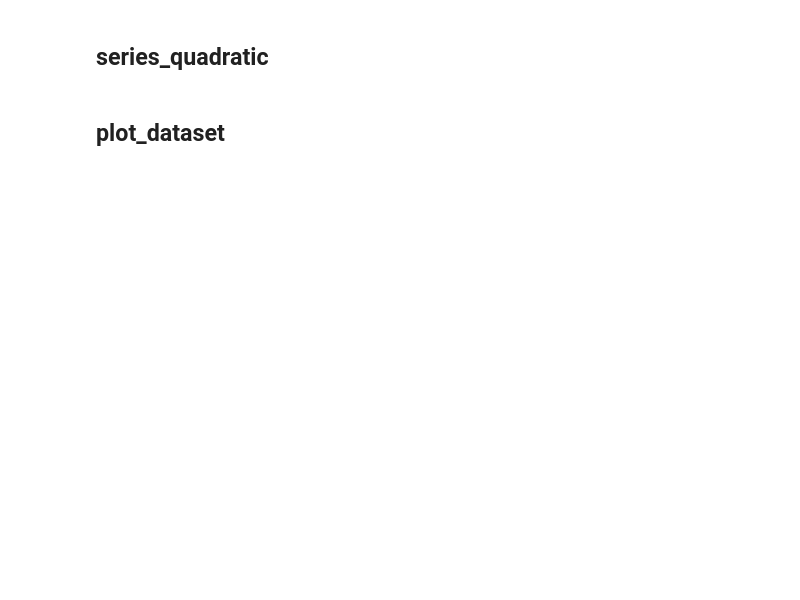
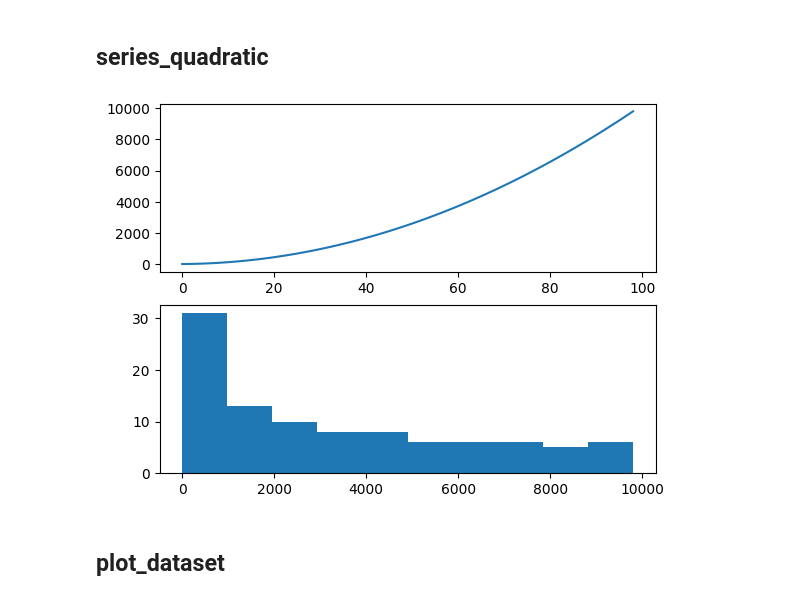
Before and after one commit to Friend09/practise-jb-timeseries, a Jupyter notebook: notebooks/practise_chapter_08.ipynb, the cells around one changed output. Drawn from its saved outputs; the diff is of its cells as text; code cells hidden in the pictures; blank space fills up the shorter version.

```diff
--- a/notebooks/practise_chapter_08.ipynb
+++ b/notebooks/practise_chapter_08.ipynb
@@ -5,4 +28,18 @@
 # %% [markdown]
 ## series_quadratic
+# %%
+from matplotlib import pyplot
+
+series = [i**2 for i in range(1, 100)]
+pyplot.figure(1)
+# line plot
+pyplot.subplot(211)
+pyplot.plot(series)
+# histogram
+pyplot.subplot(212)
+pyplot.hist(series)
+pyplot.show()
+# %% [output]
+[figure, added]
 # %% [markdown]
 ## plot_dataset
```
Also changed, not shown: parts of 21 cells of this notebook, 1 other file.
